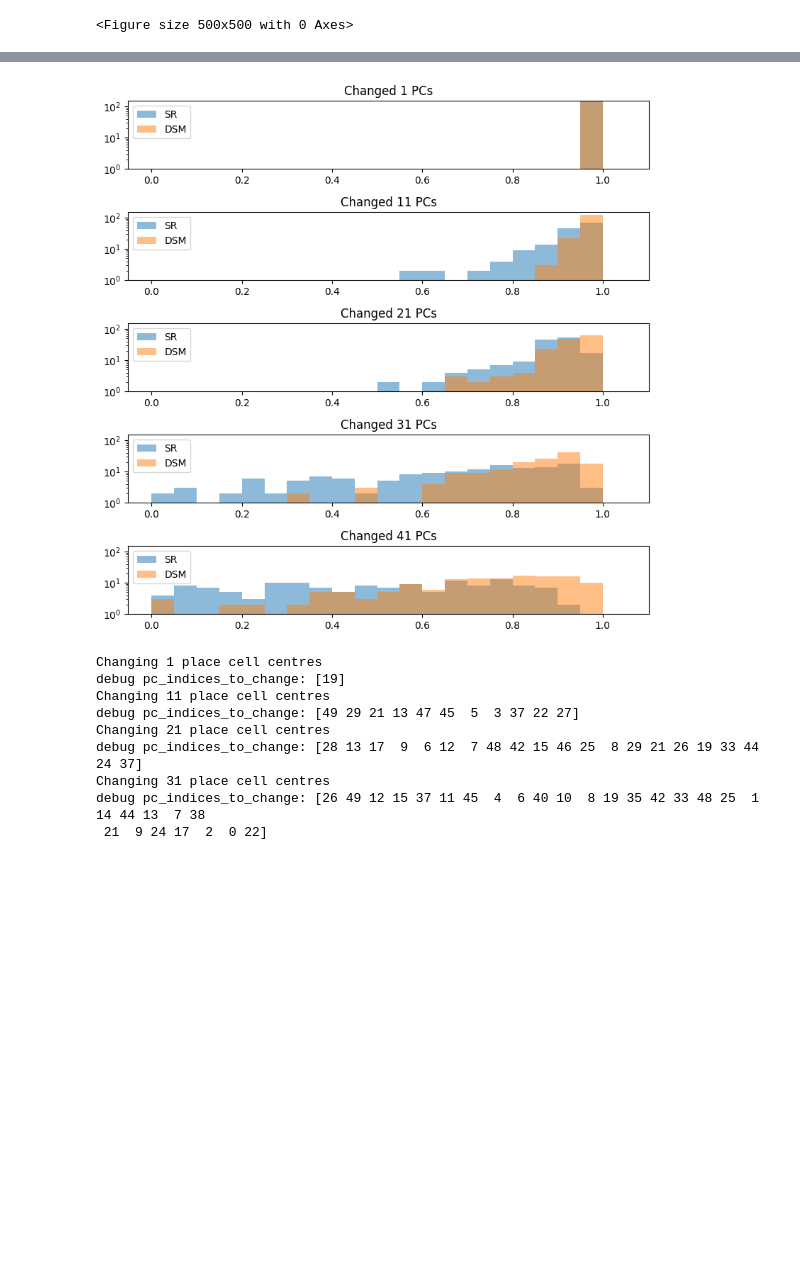
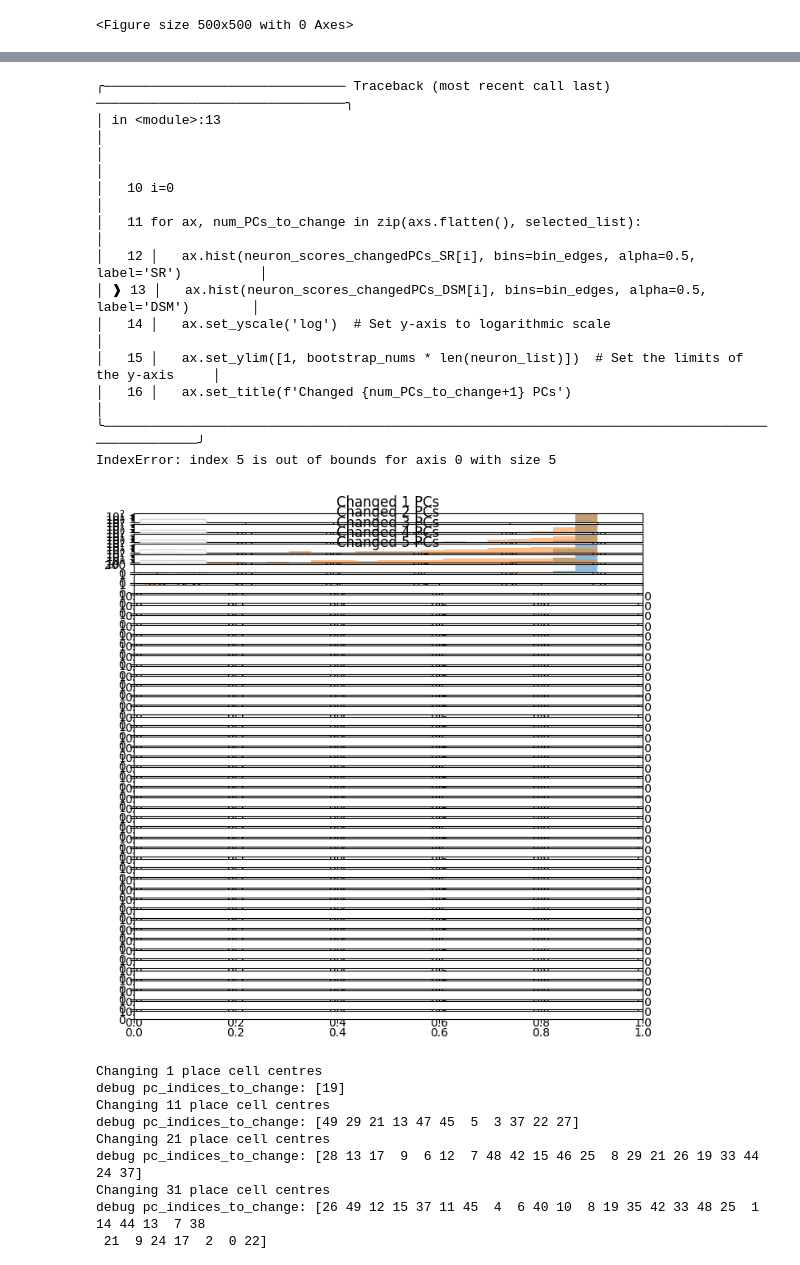
Before and after one commit to Sruthi-sk/dsm-hippocampus, a Jupyter notebook: model_viz_RiaB_random_SR.ipynb, the cells around one changed output, grey strips where cells are left out. Saved outputs shown, nothing was run; the diff lists cells and outputs as text; code cells hidden in the pictures; blank space fills up the shorter version.

```diff
--- a/model_viz_RiaB_random_SR.ipynb
+++ b/model_viz_RiaB_random_SR.ipynb
@@ -515,7 +498,7 @@ atoms_avg_activation_initial = np.mean(activations_layer_all_atoms, axis=0)
 # Changing all PC, locations once if 1 changes, ... like bootstrapping
 
 # optimized
-bootstrap_nums = 3
+bootstrap_nums = 5
 PCs.place_cell_centres = orig_pc_centres.copy()
 
 num_skip=1
@@ -764,9 +747,9 @@ Changing 40 place cell centres
 import pickle
 
 # Load data from the first pickle file
-with open('neuron_scores_changedPCs_SR_5.pkl', 'rb') as f:
+with open('neuron_scores_changedPCs_SR.pkl', 'rb') as f:
     neuron_scores_changedPCs_SR = pickle.load(f)
 
 # Load data from the second pickle file
-with open('neuron_scores_changedPCs_DSM_5.pkl', 'rb') as f:
+with open('neuron_scores_changedPCs_DSM_all.pkl', 'rb') as f:
     neuron_scores_changedPCs_DSM = pickle.load(f)
@@ -773,25 +773,38 @@ with open('neuron_scores_changedPCs_DSM_5.pkl', 'rb') as f:
 # %%
 # neuron_list = np.arange(true_PC_fullenv.shape[1])
-num_skip = 10
+num_skip = 1
+neuron_list = np.arange(50)
 selected_list = neuron_list[::num_skip]
-# bootstrap_nums = 3
+bootstrap_nums = 5
 
 bin_edges = np.arange(0, 1.1, 0.05)
 ncols  = 1
 fig, axs = plt.subplots(int(len(selected_list)/ncols),ncols, figsize= (8,8))
 i=0
 for ax, num_PCs_to_change in zip(axs.flatten(), selected_list):
     ax.hist(neuron_scores_changedPCs_SR[i], bins=bin_edges, alpha=0.5, label='SR')
     ax.hist(neuron_scores_changedPCs_DSM[i], bins=bin_edges, alpha=0.5, label='DSM')
     ax.set_yscale('log')  # Set y-axis to logarithmic scale
     ax.set_ylim([1, bootstrap_nums * len(neuron_list)])  # Set the limits of the y-axis
     ax.set_title(f'Changed {num_PCs_to_change+1} PCs')
     ax.legend(bbox_to_anchor=(0, 1), loc='upper left')
     i=i+1
 plt.tight_layout()
 plt.show()
 # %% [output]
+╭─────────────────────────────── Traceback (most recent call last) ────────────────────────────────╮
+│ in <module>:13                                                                                   │
+│                                                                                                  │
+│   10 i=0                                                                                         │
+│   11 for ax, num_PCs_to_change in zip(axs.flatten(), selected_list):                             │
+│   12 │   ax.hist(neuron_scores_changedPCs_SR[i], bins=bin_edges, alpha=0.5, label='SR')          │
+│ ❱ 13 │   ax.hist(neuron_scores_changedPCs_DSM[i], bins=bin_edges, alpha=0.5, label='DSM')        │
+│   14 │   ax.set_yscale('log')  # Set y-axis to logarithmic scale                                 │
+│   15 │   ax.set_ylim([1, bootstrap_nums * len(neuron_list)])  # Set the limits of the y-axis     │
+│   16 │   ax.set_title(f'Changed {num_PCs_to_change+1} PCs')                                      │
+╰──────────────────────────────────────────────────────────────────────────────────────────────────╯
+IndexError: index 5 is out of bounds for axis 0 with size 5
-[figure, old version]
+[figure, new version]
 # %%
 # Generalization - changing place cell centres of 1 PC at a time - SR - just to see plots
 # Changing all PC, locations once if 1 changes, ... like bootstrapping
```
Also changed, not shown: parts of 5 cells of this notebook, 4 other files.
